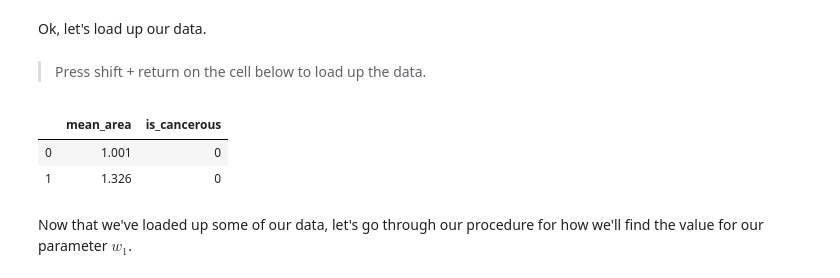
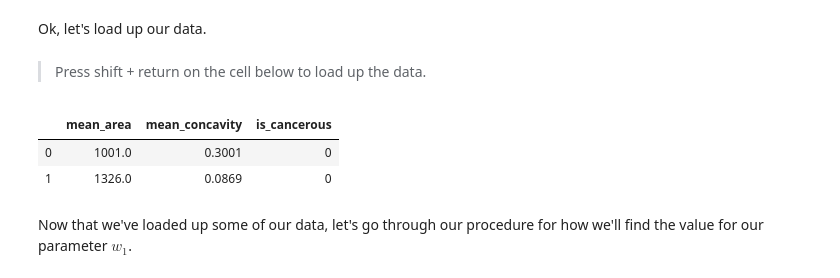
Before and after one commit to jigsawlabs-student/neural-nets-from-scratch, a Jupyter notebook: 2-training-proc/2-training-conceptually/5-training-a-neuron.ipynb, the cells around one changed output. Saved outputs shown, nothing was run; the diff lists cells and outputs as text; code cells hidden in the pictures.

```diff
--- a/2-training-proc/2-training-conceptually/5-training-a-neuron.ipynb
+++ b/2-training-proc/2-training-conceptually/5-training-a-neuron.ipynb
@@ -34,14 +34,15 @@ Ok, let's load up our data.
 > Press shift + return on the cell below to load up the data.
 # %%
 import pandas as pd
-df = pd.read_csv('cell_data.csv')
+url = 'https://raw.githubusercontent.com/jigsawlabs-student/neural-nets-from-scratch/master/2-training-proc/3-training-mathematically/cell_data.csv'
+df = pd.read_csv(url)
 areas = df['mean_area']
 targets = df['is_cancerous']
 df[:2]
 # %% [output]
-|  | mean_area | is_cancerous |
-| 0 | 1.001 | 0 |
-| 1 | 1.326 | 0 |
+|  | mean_area | mean_concavity | is_cancerous |
+| 0 | 1001.0 | 0.3001 | 0 |
+| 1 | 1326.0 | 0.0869 | 0 |
 # %% [markdown]
 Now that we've loaded up some of our data, let's go through our procedure for how we'll find the value for our parameter $w_1$.
 # %% [markdown]
```
